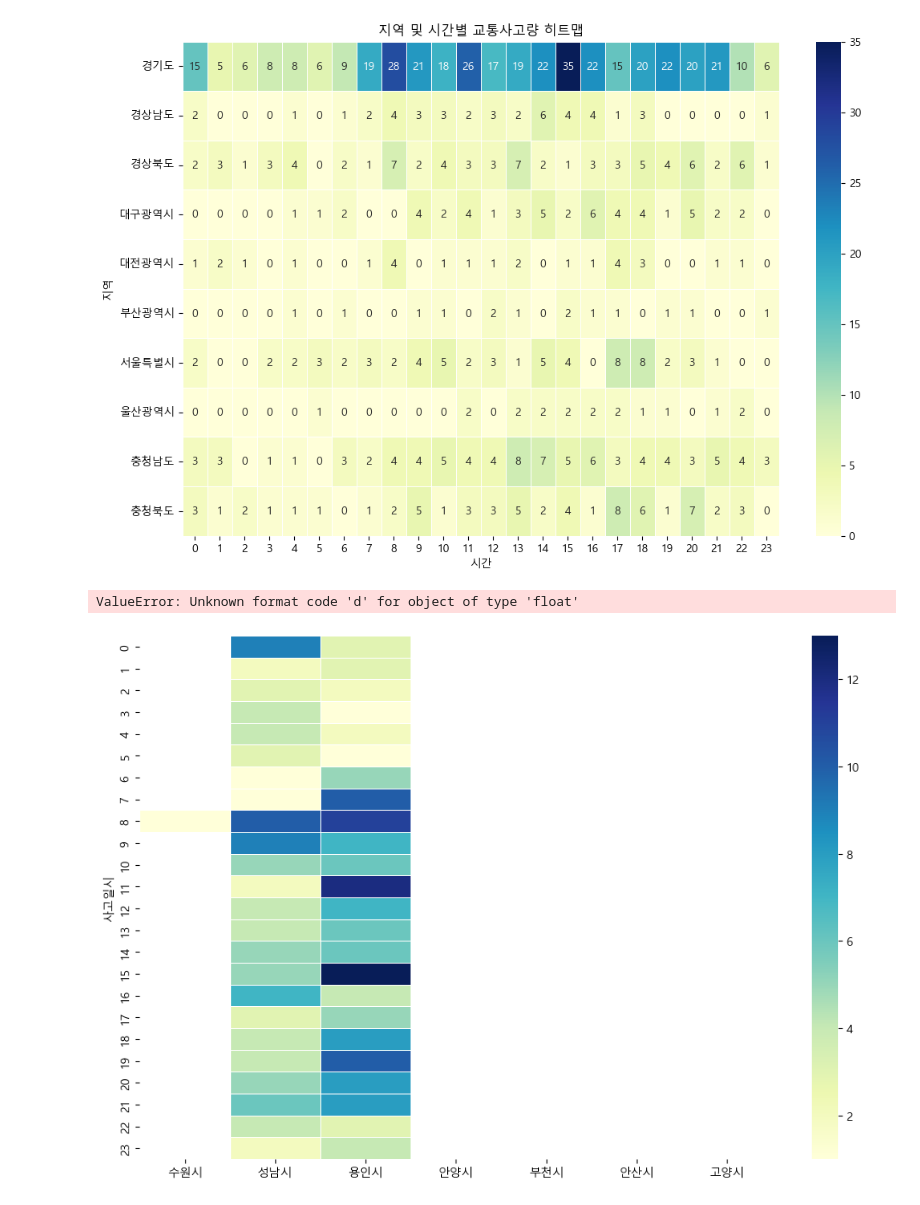
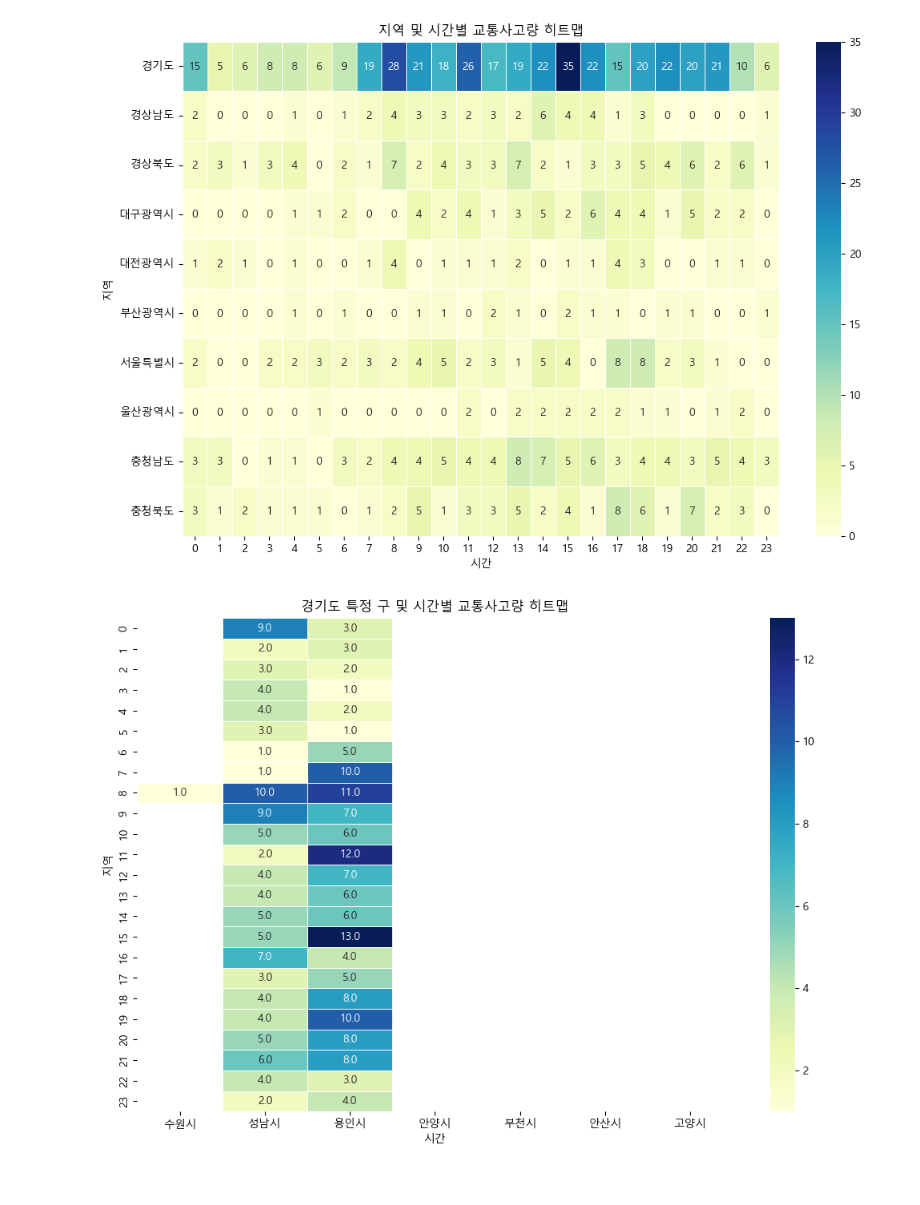
Before and after one commit to ssasdfccaf/Weather-and-traffic-accidents, a Jupyter notebook: third.ipynb, the cells around one changed output. Drawn from its saved outputs; the diff is of its cells as text; code cells hidden in the pictures.

```diff
--- a/third.ipynb
+++ b/third.ipynb
@@ -381,33 +450,32 @@ plt.show()
 import pandas as pd
 import matplotlib.pyplot as plt
 import seaborn as sns
 
 # 한글 폰트 설정
 plt.rcParams['font.family'] = 'Malgun Gothic'
 
 # 데이터 불러오기
 file_path = './경부고속도로_전체_accidentInfoList.csv'
 df = pd.read_csv(file_path, delimiter=',', encoding='cp949')
 
 # '사고일시' 컬럼을 datetime 형식으로 변환
 df['사고일시'] = pd.to_datetime(df['사고일시'], format='%Y년 %m월 %d일 %H시')
 
 # 선택할 구 리스트
 selected_gu_list = ['수원시', '성남시', '용인시', '안양시', '부천시', '안산시', '고양시', '용인시']
 
 # 각 구에 해당하는 데이터프레임 생성
 dfs_by_gu = {gu: df[df['시군구'].str.contains(gu)] for gu in selected_gu_list}
 
 # 히트맵 시각화
 fig, ax = plt.subplots(figsize=(12, 8))
 
 heatmap_data = pd.DataFrame({gu: df_gu.groupby(df_gu['사고일시'].dt.hour).size() for gu, df_gu in dfs_by_gu.items()})
 
-sns.heatmap(heatmap_data, cmap='YlGnBu', annot=True, fmt='d', linewidths=.5)
+sns.heatmap(heatmap_data, cmap='YlGnBu', annot=True, fmt='.1f', linewidths=.5)
 plt.title('경기도 특정 구 및 시간별 교통사고량 히트맵')
 plt.xlabel('시간')
 plt.ylabel('지역')
 plt.show()
 # %% [output]
-ValueError: Unknown format code 'd' for object of type 'float'
-[figure, old version]
+[figure, new version]
```
Also changed, not shown: parts of 5 cells of this notebook, 53 other files.
